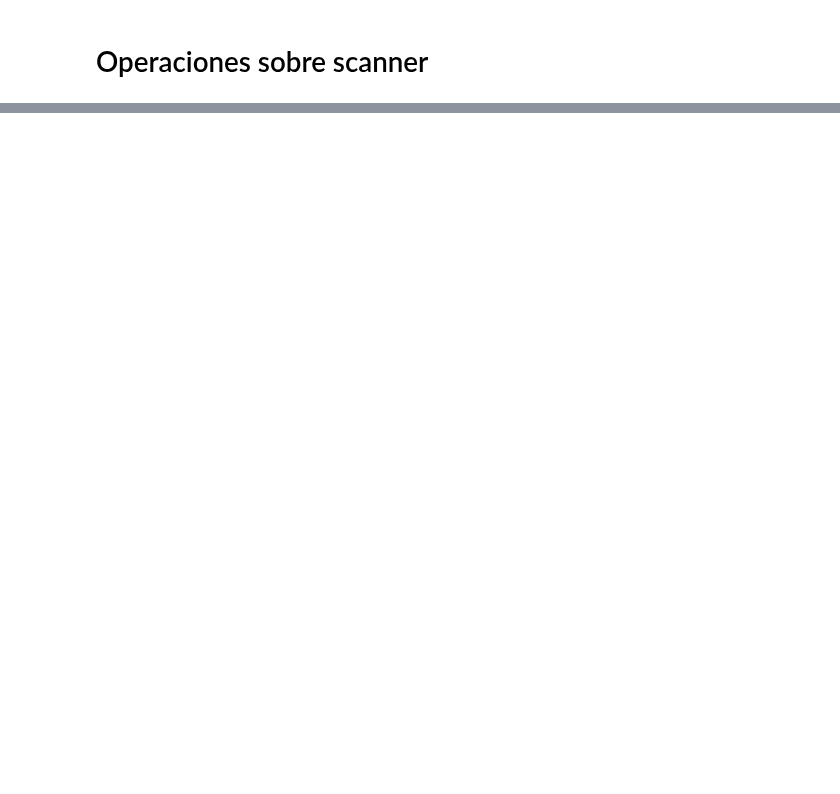
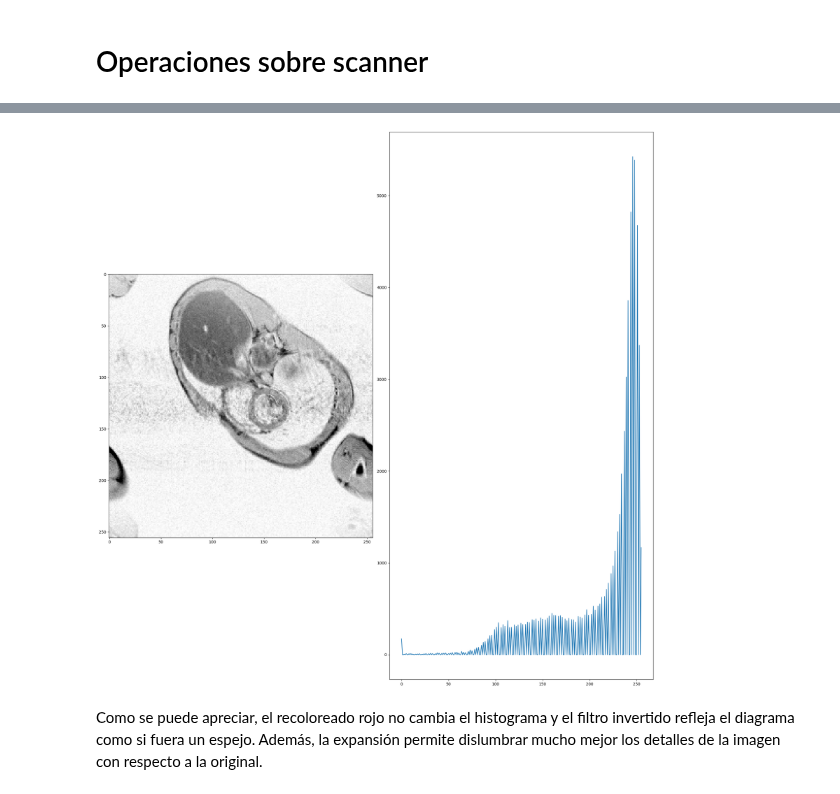
Before and after one commit to pukinidev/TalleresImagenes, a Jupyter notebook: Taller1/Punto7.ipynb, the cells around one changed output, grey strips where cells are left out. Cells and saved outputs as stored; diff of their text form; code cells hidden in the pictures; blank space fills up the shorter version.

```diff
--- a/Taller1/Punto7.ipynb
+++ b/Taller1/Punto7.ipynb
@@ -77,0 +97,14 @@ plt.show()
+# %%
+scanner_expandida_inv = inverse_img(scanner_expandida)
+hist_inv = cv2.calcHist([scanner_expandida_inv], [0], None, [256], [0, 256])
+
+fig, axes = plt.subplots(1,2, figsize = (20,20))
+axes[0].imshow(scanner_expandida_inv,)
+axes[1].plot(hist_inv)
+
+plt.tight_layout()
+plt.show()
+# %% [output]
+[figure, added]
+# %% [markdown]
+Como se puede apreciar, el recoloreado rojo no cambia el histograma y el filtro invertido refleja el diagrama como si fuera un espejo. Además, la expansión permite dislumbrar mucho mejor los detalles de la imagen con respecto a la original.
```
Also changed, not shown: parts of 3 cells of this notebook, 3 other files.
